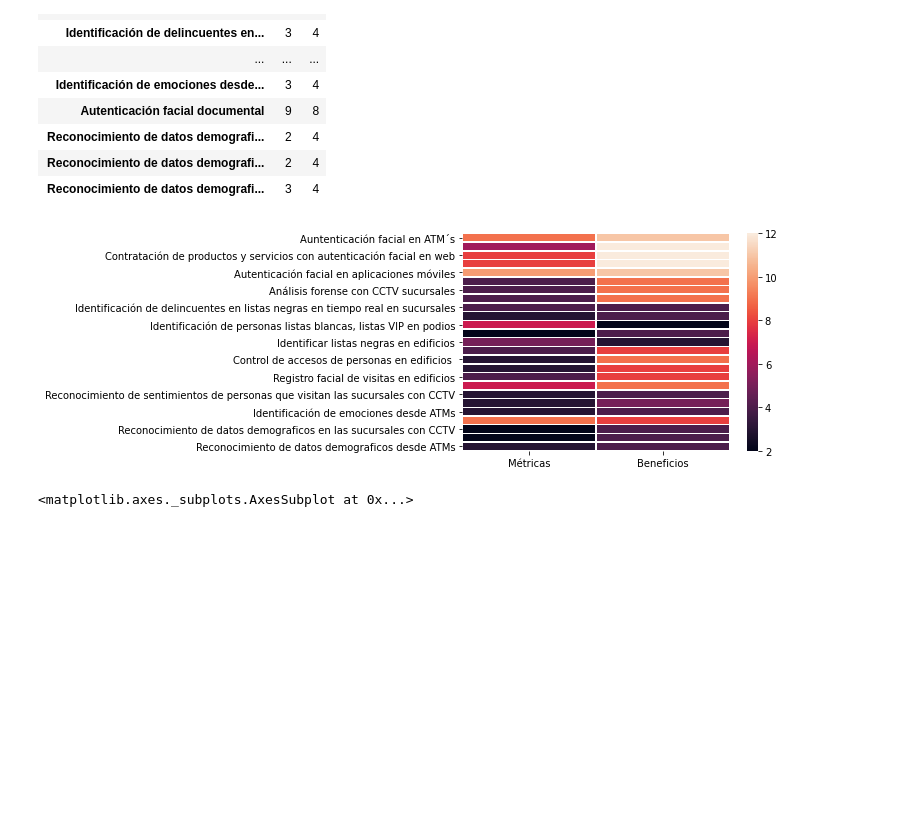
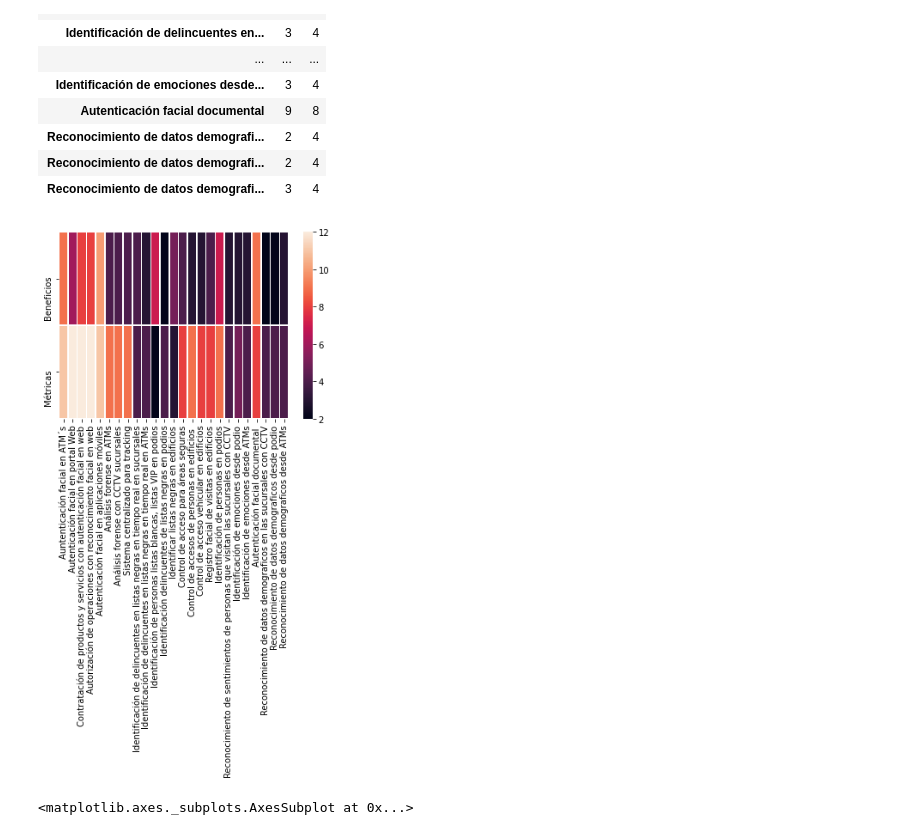
Before and after one commit to SPQR14/PythonBootcamp, a Jupyter notebook: RF/Mapa de calor RF.ipynb, the cells around one changed output. Cells and saved outputs as stored; diff of their text form; code cells hidden in the pictures; blank space fills up the shorter version.

```diff
--- a/RF/Mapa de calor RF.ipynb
+++ b/RF/Mapa de calor RF.ipynb
@@ -109,8 +107,10 @@ eje_x = ['Métricas', 'Beneficios']
+# %%
+eje_y = ['Beneficios', 'Métricas']
 # %%
-ax = sns.heatmap(df_transpuesto, xticklabels = eje_x , linewidth=0.5)
+ax = sns.heatmap(df, yticklabels = eje_y , linewidth=0.5)
 #ax = sns.heatmap(df, linewidth=0.5)
 # %% [output]
-[figure, old version]
+[figure, new version]
 # %%
 plt.show()
 # %%
```
Also changed, not shown: parts of 1 cell of this notebook, 3 other files.
